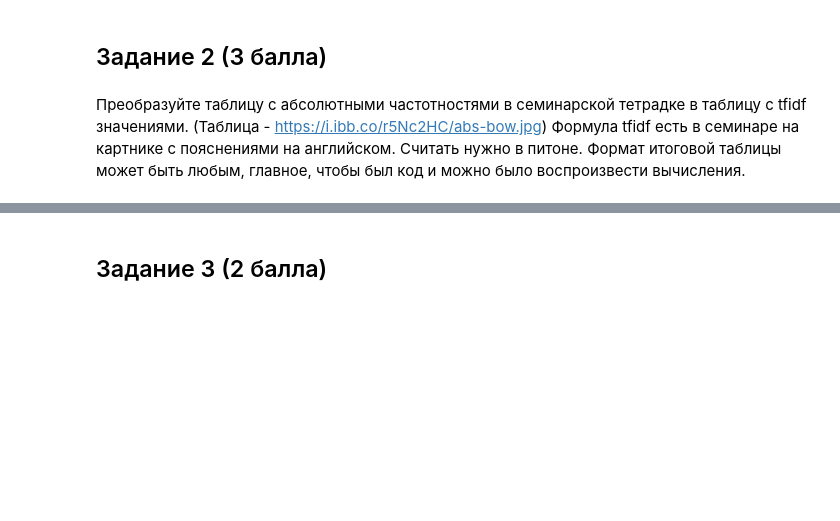
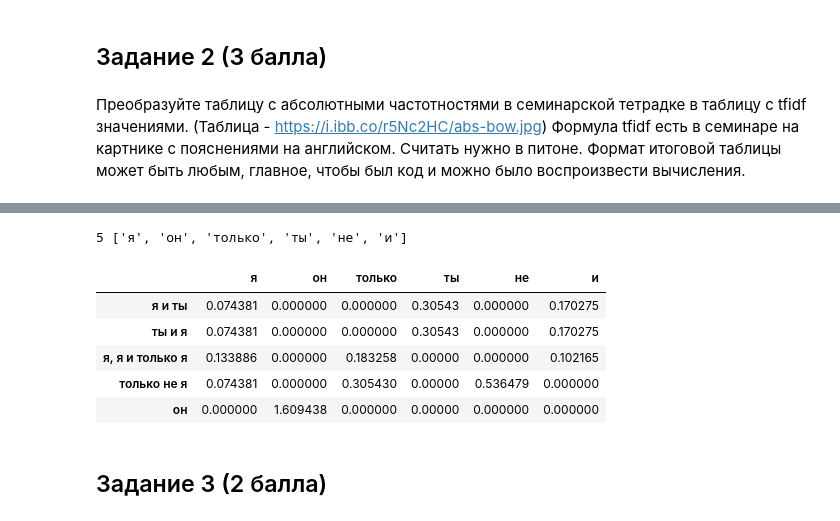
Before and after one commit to rock-n-shrimproll/compling_problems, a Jupyter notebook: homework-2.ipynb, the cells around one changed output, grey strips where cells are left out. Cells and saved outputs as stored; diff of their text form; code cells hidden in the pictures; blank space fills up the shorter version.

```diff
--- a/homework-2.ipynb
+++ b/homework-2.ipynb
@@ -164,3 +105,52 @@ NameError: name 'np' is not defined
+# %%
+word_set = [re.findall(r'\w+', sentence) for sentence in sentences]
+total_documents = len(sentences)
+unique_words = list(set(i for j in word_set for i in j))
+
+print(total_documents, unique_words)
+# %% [output]
+5 ['я', 'он', 'только', 'ты', 'не', 'и']
+# %%
+each_sentence = []
+idf = {}
+for sentence in word_set:
+    tf = {}
+    for token in sentence:
+        if token in tf.keys():
+            tf[token] +=1
+        else:
+            tf[token] = 1
+            if token in idf.keys():
+                idf[token] +=1
+            else:
+                idf[token] = 1
+
+    for item in tf.keys():
+        tf[item] = tf[item]/len(sentence)
+
+    each_sentence.append(tf)
+
+for i in idf.keys():
+    idf[i] = (math.log(len(sentences)/idf[i]))
+# %%
+results_df = pd.DataFrame(0.0, columns = unique_words, index = sentences)
+# %%
+for row, sentence in enumerate(each_sentence):
+    for word in sentence.keys():
+        for k in idf.keys():
+            if word == k:
+                tf = sentence[word]
+#                 print([word, row],tf, idf[word])
+                results_df[word][row] = tf * idf[word]
+# %%
+results_df
+# %% [output]
+|  | я | он | только | ты | не | и |
+| я и ты | 0.074381 | 0.000000 | 0.000000 | 0.30543 | 0.000000 | 0.170275 |
+| ты и я | 0.074381 | 0.000000 | 0.000000 | 0.30543 | 0.000000 | 0.170275 |
+| я, я и только я | 0.133886 | 0.000000 | 0.183258 | 0.00000 | 0.000000 | 0.102165 |
+| только не я | 0.074381 | 0.000000 | 0.305430 | 0.00000 | 0.536479 | 0.000000 |
+| он | 0.000000 | 1.609438 | 0.000000 | 0.00000 | 0.000000 | 0.000000 |
 # %% [markdown]
 ## Задание 3 (2 балла)
 # %% [markdown]
```
Also changed, not shown: parts of 39 cells of this notebook, 2 other files.
